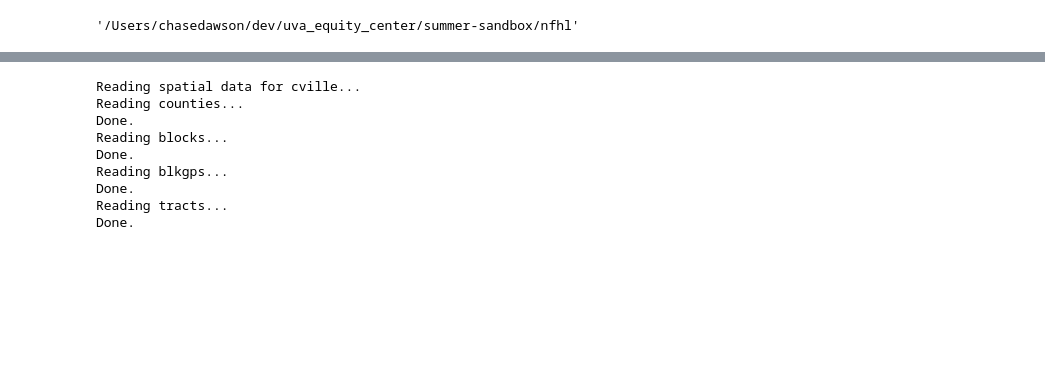
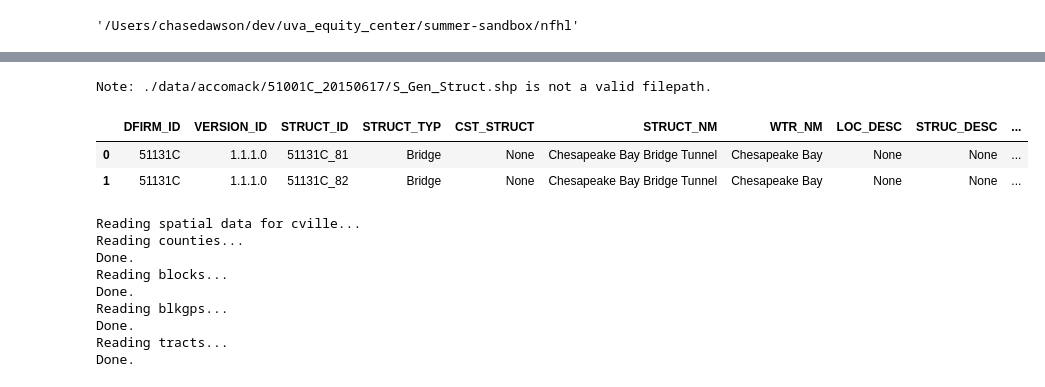
Before and after one commit to virginiaequitycenter/summer-sandbox, a Jupyter notebook: nfhl/scripts/nfhl_first_look.ipynb, the cells around one changed output, grey strips where cells are left out. Saved outputs shown, nothing was run; the diff lists cells and outputs as text; code cells hidden in the pictures; blank space fills up the shorter version.

```diff
--- a/nfhl/scripts/nfhl_first_look.ipynb
+++ b/nfhl/scripts/nfhl_first_look.ipynb
@@ -87,0 +15,30 @@ def read_spatial_data(basename, clip_coast=False, path_to_spatial_data="/../spat
+# %%
+# read in eastern shore clipped coast data
+eastshore_sp = {}
+spatial_units = ['counties', 'tracts', 'blkgps', 'blocks']
+path_to_data = '/../spatial_units/data/clipped_coast/'
+for su in spatial_units:
+    eastshore_sp[su] = gpd.read_file(os.getcwd() + path_to_data + 'eastshore_{su}_clipped_coast.shp'.format(su = su))
+
+accomack_data_path = "./data/accomack/51001C_20150617"
+northampton_data_path = "./data/northampton/51131C_20150302"
+
+eastshore_data_paths = [
+    accomack_data_path,
+    northampton_data_path
+]
+
+def read_paths(paths):
+    valid_paths = []
+    for path in paths:
+        if os.path.isfile(path):
+            valid_paths.append(path)
+        else:
+            print("Note: {path} is not a valid filepath.".format(path = path))
+
+    if len(valid_paths) == 0:
+        print("No valid paths. Returning None.")
+        return None
+
+    else:
+        return pd.concat([gpd.read_file(path) for path in valid_paths])
@@ -88,3 +56,12 @@ def read_spatial_data(basename, clip_coast=False, path_to_spatial_data="/../spat
+# %%
+paths = [os.path.join(data_path, "S_Gen_Struct.shp") for data_path in eastshore_data_paths]
+eastshore_gs = read_paths(paths)
+eastshore_gs.head()
+# %% [output]
+Note: ./data/accomack/51001C_20150617/S_Gen_Struct.shp is not a valid filepath.
+|  | DFIRM_ID | VERSION_ID | STRUCT_ID | STRUCT_TYP | CST_STRUCT | STRUCT_NM | WTR_NM | LOC_DESC | STRUC_DESC | ... |
+| 0 | 51131C | 1.1.1.0 | 51131C_81 | Bridge | None | Chesapeake Bay Bridge Tunnel | Chesapeake Bay | None | None | ... |
+| 1 | 51131C | 1.1.1.0 | 51131C_82 | Bridge | None | Chesapeake Bay Bridge Tunnel | Chesapeake Bay | None | None | ... |
 # %%
 cville_spatial_data = read_spatial_data("cville")
 # eastshore_spatial_data = read_spatial_data("easternShore", clip_coast = True)
```
Also changed, not shown: parts of 2 cells of this notebook, 17 other files.
